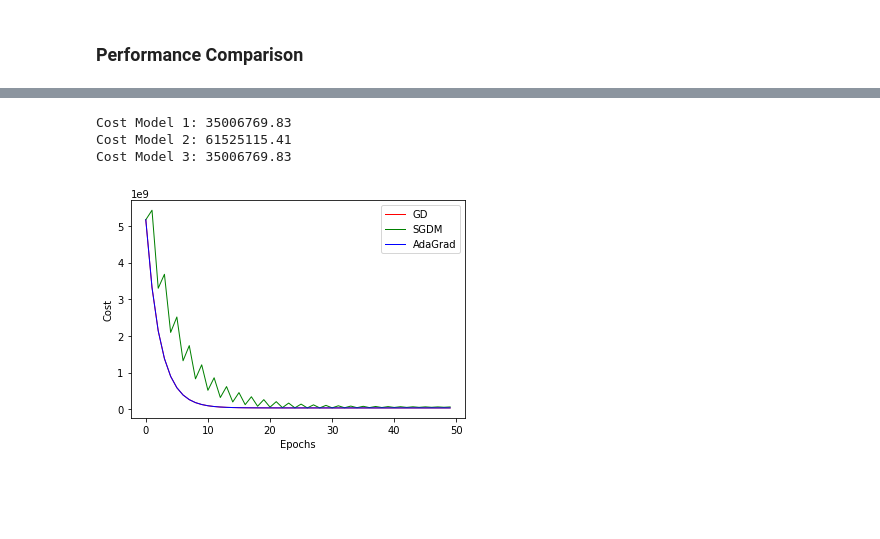
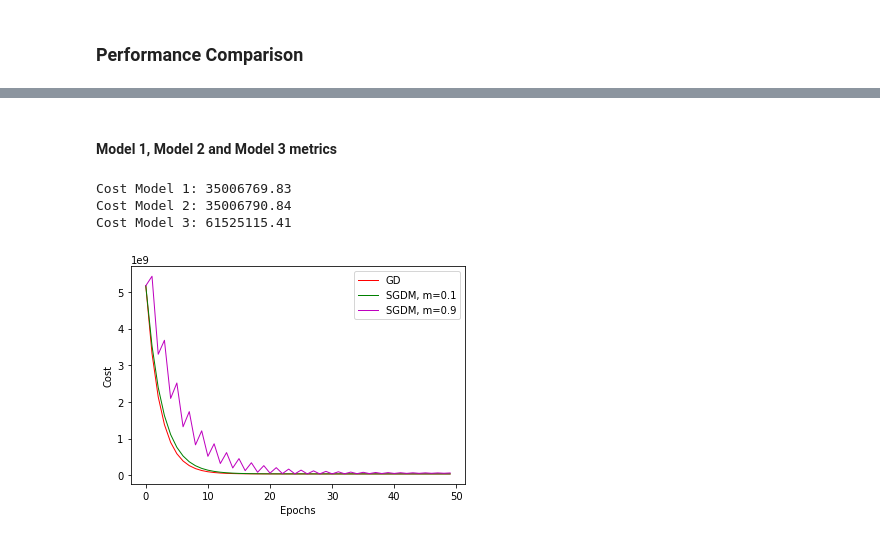
Before and after one commit to JAVegaG/HMC_IA, a Jupyter notebook: Project_3/linear_regression.ipynb, the cells around one changed output, grey strips where cells are left out. Cells and saved outputs as stored; diff of their text form; code cells hidden in the pictures; blank space fills up the shorter version.

```diff
--- a/Project_3/linear_regression.ipynb
+++ b/Project_3/linear_regression.ipynb
@@ -153,5 +155,6 @@ plt.show()
 # %%
-theta2, J_all2 = mf.SGDM(x_norm, y_norm, theta, learning_rate, num_epochs, momentum)
+theta2, J_all2 = mf.SGDM(x_norm, y_norm, theta, learning_rate, num_epochs,
+                         momentum=0.1)
 # %%
 J2 = mf.cost_function(x_norm, y_norm, theta2)
 print("Cost:\n", J2)
@@ -194,5 +197,6 @@ plt.show()
 # %%
-theta3, J_all3 = mf.gradient_descent(x_norm, y_norm, theta, learning_rate, num_epochs)
+theta3, J_all3 = mf.SGDM(x_norm, y_norm, theta, learning_rate, num_epochs,
+                         momentum=0.9)
 # %%
 J3 = mf.cost_function(x_norm, y_norm, theta3)
 print("Cost:\n", J3)
@@ -246,16 +246,18 @@ plt.show()
+# %% [markdown]
+#### Model 1, Model 2 and Model 3 metrics
 # %%
 print('Cost Model 1: %.2f\nCost Model 2: %.2f\nCost Model 3: %.2f' % (J1,J2,J3))
 # %% [output]
 Cost Model 1: 35006769.83
-Cost Model 2: 61525115.41
-Cost Model 3: 35006769.83
+Cost Model 2: 35006790.84
+Cost Model 3: 61525115.41
 # %%
 plt.xlabel('Epochs')
 plt.ylabel('Cost')
 plt.plot(n_epochs1, jplot1, 'r', linewidth = 1)
 plt.plot(n_epochs2, jplot2, 'g', linewidth = 1)
-plt.plot(n_epochs3, jplot3, 'b', linewidth = 1)
-plt.legend(('GD', 'SGDM', 'AdaGrad'))
+plt.plot(n_epochs3, jplot3, 'm', linewidth = 1)
+plt.legend(('GD', 'SGDM, m=0.1', 'SGDM, m=0.9'))
 plt.show()
 # %% [output]
-[figure, old version]
+[figure, new version]
```
Also changed, not shown: parts of 16 cells of this notebook.
